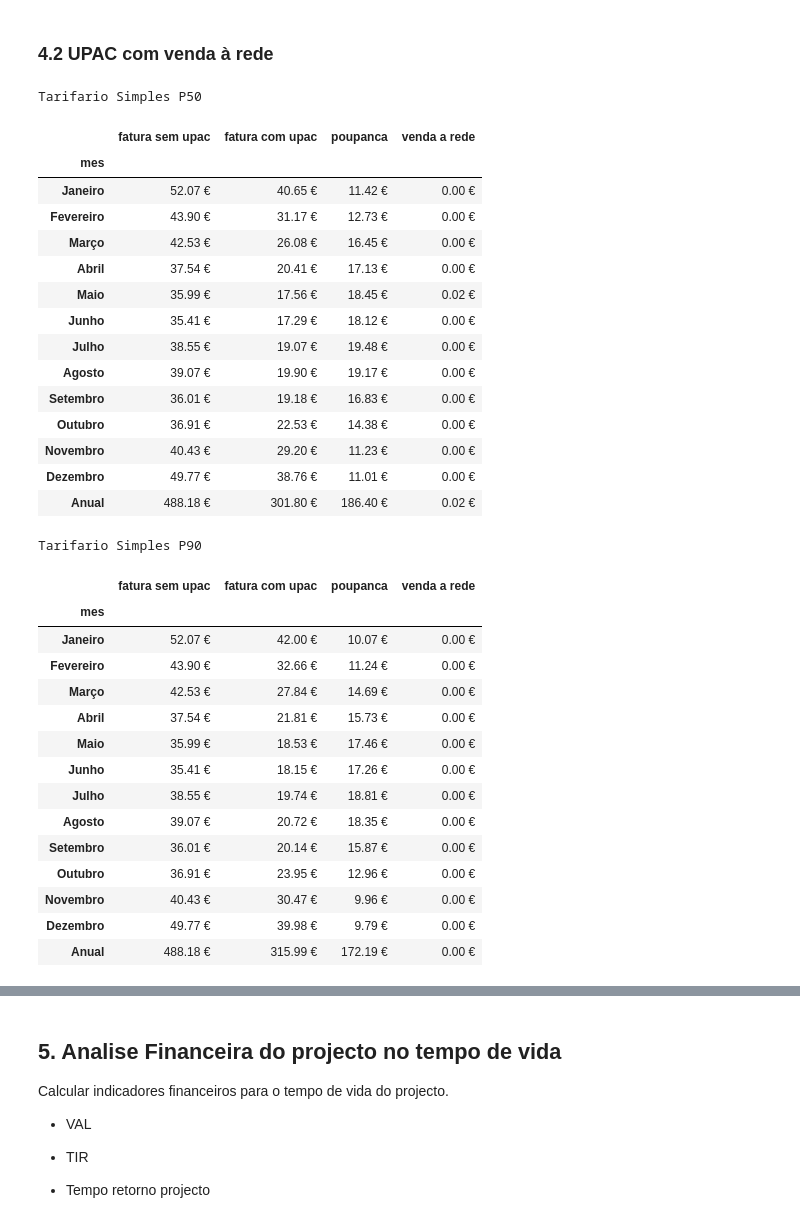
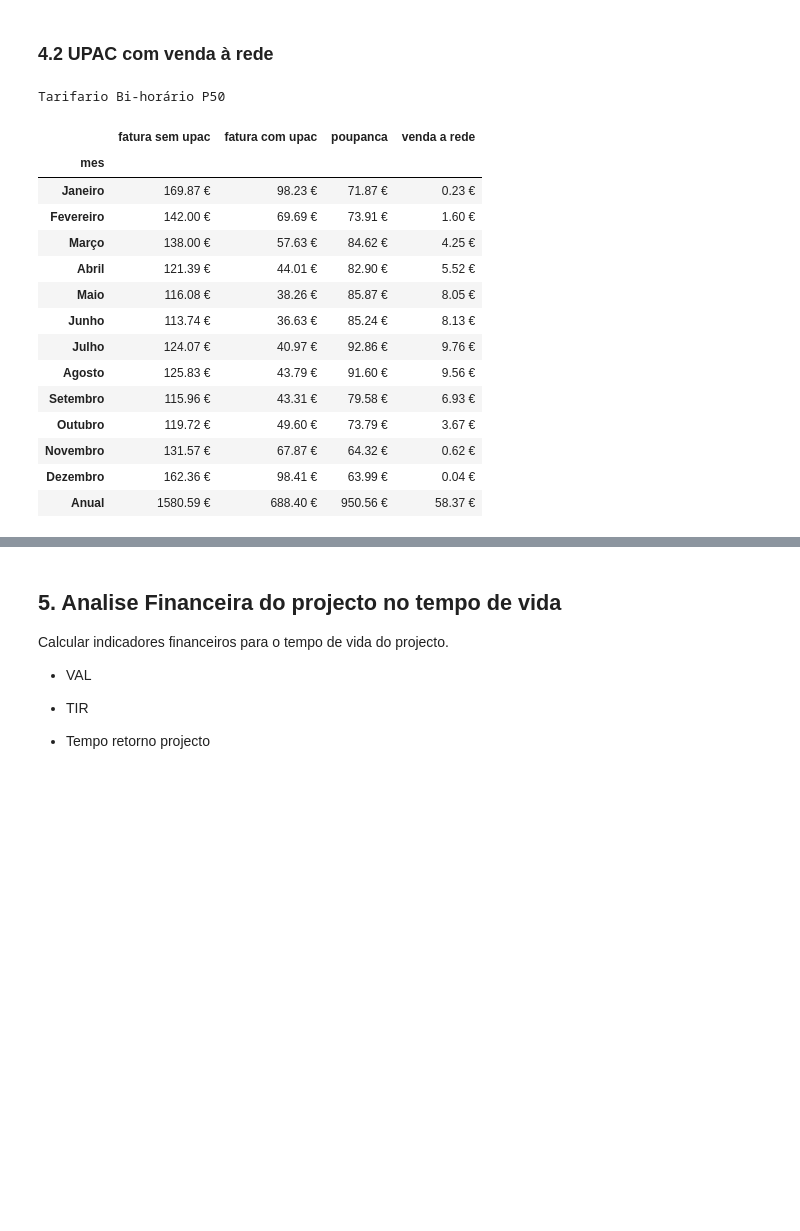
Before and after one commit to mig-l-f/ao-sol, a Jupyter notebook: docs/exemplos/Analise_UPAC_com_bateria.ipynb, the cells around one changed output, grey strips where cells are left out. Cells and saved outputs as stored; diff of their text form; code cells hidden in the pictures; blank space fills up the shorter version.

```diff
--- a/docs/exemplos/Analise_UPAC_com_bateria.ipynb
+++ b/docs/exemplos/Analise_UPAC_com_bateria.ipynb
@@ -144,14 +145,13 @@ Considerar sistema de armazenamento com estado de carga (SOC) minimo de 20% e m
 energia_armaz = []
 
 if analise_com_bateria:
-    bat = bateria.bateria(capacidade_bat, soc_min, soc_max)
-    bat_p90 = bateria.bateria(capacidade_bat, soc_min, soc_max)
+    bat = bateria.bateria(capacidade_bat, soc_min, soc_max, eficiencia_bateria)
 
     # data frames com armazenamento
     energia_armaz = consumo['consumo'].to_frame('consumo')
     energia_armaz = energia_armaz.join(producao, how="outer")
 
-    energia_armaz = ae.analisa_upac_com_armazenamento(energia_armaz, bat, True, bat_p90)
+    energia_armaz = ae.analisa_upac_com_armazenamento(energia_armaz, bat, eficiencia_inversor=eficiencia_inversor)
 # %%
 if analise_com_bateria:
     energia_armaz_mensal = energia_armaz.resample('M').sum()
@@ -236,8 +229,0 @@ Tarifario Simples P90
-# %%
-if analise_com_bateria:
-    mensal_bihorario = af.analise_poupanca_anual_fatura(energia_armaz, ape.Tarifario.Bihorario, precos_energia, False, ['consumo', 'consumo_rede'])
-    bihorario_styler = mensal_bihorario.style.format("{:.2f} €").set_caption('Tarifario Bi-horário P50').set_table_attributes("style='display:inline'")
-
-    mensal_bihorario_p90 = af.analise_poupanca_anual_fatura(energia_armaz, ape.Tarifario.Bihorario, precos_energia, False, ['consumo', 'consumo_rede_p90'])
-    bihorario_styler_p90 = mensal_bihorario_p90.style.format("{:.2f} €").set_caption('Tarifario Bi-horário P50').set_table_attributes("style='display:inline'")
-    display_html(bihorario_styler._repr_html_() + bihorario_styler_p90._repr_html_(), raw=True)
@@ -321,42 +232,37 @@ Tarifario Tri-horário P90
 # %%
 if analise_com_bateria:
     # simples
-    mensal_simples = af.analise_poupanca_anual_fatura(energia_armaz, ape.Tarifario.Simples, precos_energia, True, ['consumo', 'consumo_rede', 'injeccao_rede'])
-    simples_styler = mensal_simples.style.format("{:.2f} €").set_caption('Tarifario Simples P50').set_table_attributes("style='display:inline'")
+    #mensal_simples = af.analise_poupanca_anual_fatura(energia_armaz, ape.Tarifario.Simples, precos_energia, True, ['consumo', 'consumo_rede', 'injeccao_rede'])
+    #simples_styler = mensal_simples.style.format("{:.2f} €").set_caption('Tarifario Simples P50').set_table_attributes("style='display:inline'")
 
-    mensal_simples_p90 = af.analise_poupanca_anual_fatura(energia_armaz, ape.Tarifario.Simples, precos_energia, True, ['consumo', 'consumo_rede_p90', 'injeccao_rede_p90'])
-    simples_styler_p90 = mensal_simples_p90.style.format("{:.2f} €").set_caption('Tarifario Simples P90').set_table_attributes("style='display:inline'")
-    display_html(simples_styler._repr_html_() + simples_styler_p90._repr_html_(), raw=True)
+    mensal_bihorario = af.analise_poupanca_anual_fatura(energia_armaz, ape.Tarifario.Bihorario, precos_energia, True, ['consumo', 'consumo_rede', 'injeccao_rede'])
+    bihorario_styler = mensal_bihorario.style.format("{:.2f} €").set_caption('Tarifario Bi-horário P50').set_table_attributes("style='display:inline'")
+
+    #mensal_trihorario = af.analise_poupanca_anual_fatura(energia_armaz, ape.Tarifario.Trihorario, precos_energia, True, ['consumo', 'consumo_rede', 'injeccao_rede'], ano_tarifario)
+    #trihorario_styler = mensal_trihorario.style.format("{:.2f} €").set_caption('Tarifario Tri-horário P50').set_table_attributes("style='display:inline'")
+
+    # display todos
+    #display_html(simples_styler._repr_html_() + bihorario_styler._repr_html_() + trihorario_styler._repr_html_(), raw=True)
+    # so simples
+    #display_html(simples_styler._repr_html_(), raw=True)
+    # so bihorario
+    display_html(bihorario_styler._repr_html_(), raw=True)
+    # so trihorario
+    #display_html(trihorario_styler._repr_html_(), raw=True)
 # %% [output]
-Tarifario Simples P50
+Tarifario Bi-horário P50
 |  | fatura sem upac | fatura com upac | poupanca | venda a rede |
 | mes |  |  |  |  |
-| Janeiro | 52.07 € | 40.65 € | 11.42 € | 0.00 € |
-| Fevereiro | 43.90 € | 31.17 € | 12.73 € | 0.00 € |
-| Março | 42.53 € | 26.08 € | 16.45 € | 0.00 € |
-| Abril | 37.54 € | 20.41 € | 17.13 € | 0.00 € |
-| Maio | 35.99 € | 17.56 € | 18.45 € | 0.02 € |
-| Junho | 35.41 € | 17.29 € | 18.12 € | 0.00 € |
-| Julho | 38.55 € | 19.07 € | 19.48 € | 0.00 € |
-| Agosto | 39.07 € | 19.90 € | 19.17 € | 0.00 € |
-| Setembro | 36.01 € | 19.18 € | 16.83 € | 0.00 € |
-| Outubro | 36.91 € | 22.53 € | 14.38 € | 0.00 € |
-| Novembro | 40.43 € | 29.20 € | 11.23 € | 0.00 € |
-| Dezembro | 49.77 € | 38.76 € | 11.01 € | 0.00 € |
-| Anual | 488.18 € | 301.80 € | 186.40 € | 0.02 € |
+| Janeiro | 169.87 € | 98.23 € | 71.87 € | 0.23 € |
+| Fevereiro | 142.00 € | 69.69 € | 73.91 € | 1.60 € |
+| Março | 138.00 € | 57.63 € | 84.62 € | 4.25 € |
+| Abril | 121.39 € | 44.01 € | 82.90 € | 5.52 € |
+| Maio | 116.08 € | 38.26 € | 85.87 € | 8.05 € |
+| Junho | 113.74 € | 36.63 € | 85.24 € | 8.13 € |
+| Julho | 124.07 € | 40.97 € | 92.86 € | 9.76 € |
+| Agosto | 125.83 € | 43.79 € | 91.60 € | 9.56 € |
+| Setembro | 115.96 € | 43.31 € | 79.58 € | 6.93 € |
+| Outubro | 119.72 € | 49.60 € | 73.79 € | 3.67 € |
+| Novembro | 131.57 € | 67.87 € | 64.32 € | 0.62 € |
+| Dezembro | 162.36 € | 98.41 € | 63.99 € | 0.04 € |
+| Anual | 1580.59 € | 688.40 € | 950.56 € | 58.37 € |
-Tarifario Simples P90
-|  | fatura sem upac | fatura com upac | poupanca | venda a rede |
-| mes |  |  |  |  |
-| Janeiro | 52.07 € | 42.00 € | 10.07 € | 0.00 € |
-| Fevereiro | 43.90 € | 32.66 € | 11.24 € | 0.00 € |
-| Março | 42.53 € | 27.84 € | 14.69 € | 0.00 € |
-| Abril | 37.54 € | 21.81 € | 15.73 € | 0.00 € |
-| Maio | 35.99 € | 18.53 € | 17.46 € | 0.00 € |
-| Junho | 35.41 € | 18.15 € | 17.26 € | 0.00 € |
-| Julho | 38.55 € | 19.74 € | 18.81 € | 0.00 € |
-| Agosto | 39.07 € | 20.72 € | 18.35 € | 0.00 € |
-| Setembro | 36.01 € | 20.14 € | 15.87 € | 0.00 € |
-| Outubro | 36.91 € | 23.95 € | 12.96 € | 0.00 € |
-| Novembro | 40.43 € | 30.47 € | 9.96 € | 0.00 € |
-| Dezembro | 49.77 € | 39.98 € | 9.79 € | 0.00 € |
-| Anual | 488.18 € | 315.99 € | 172.19 € | 0.00 € |
```
Also changed, not shown: parts of 15 cells of this notebook, 11 other files.
